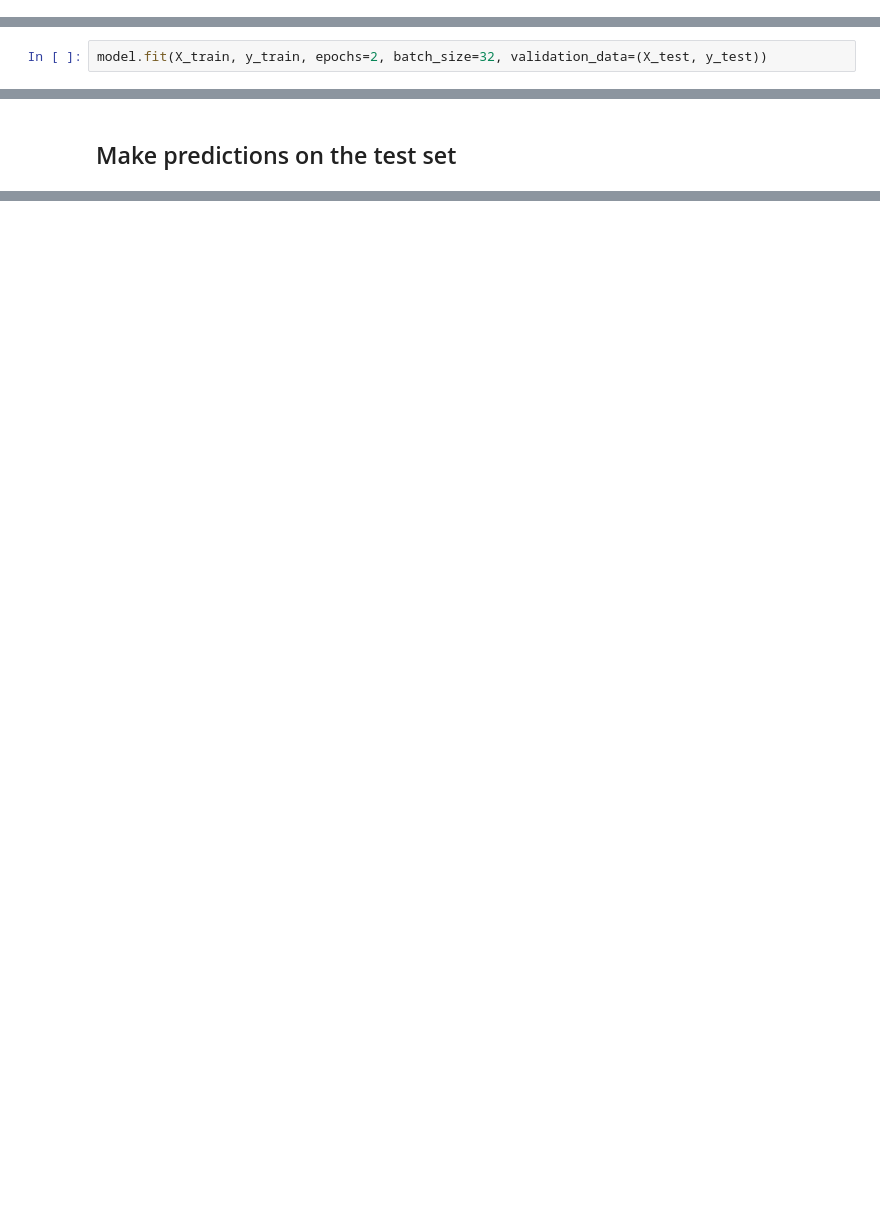
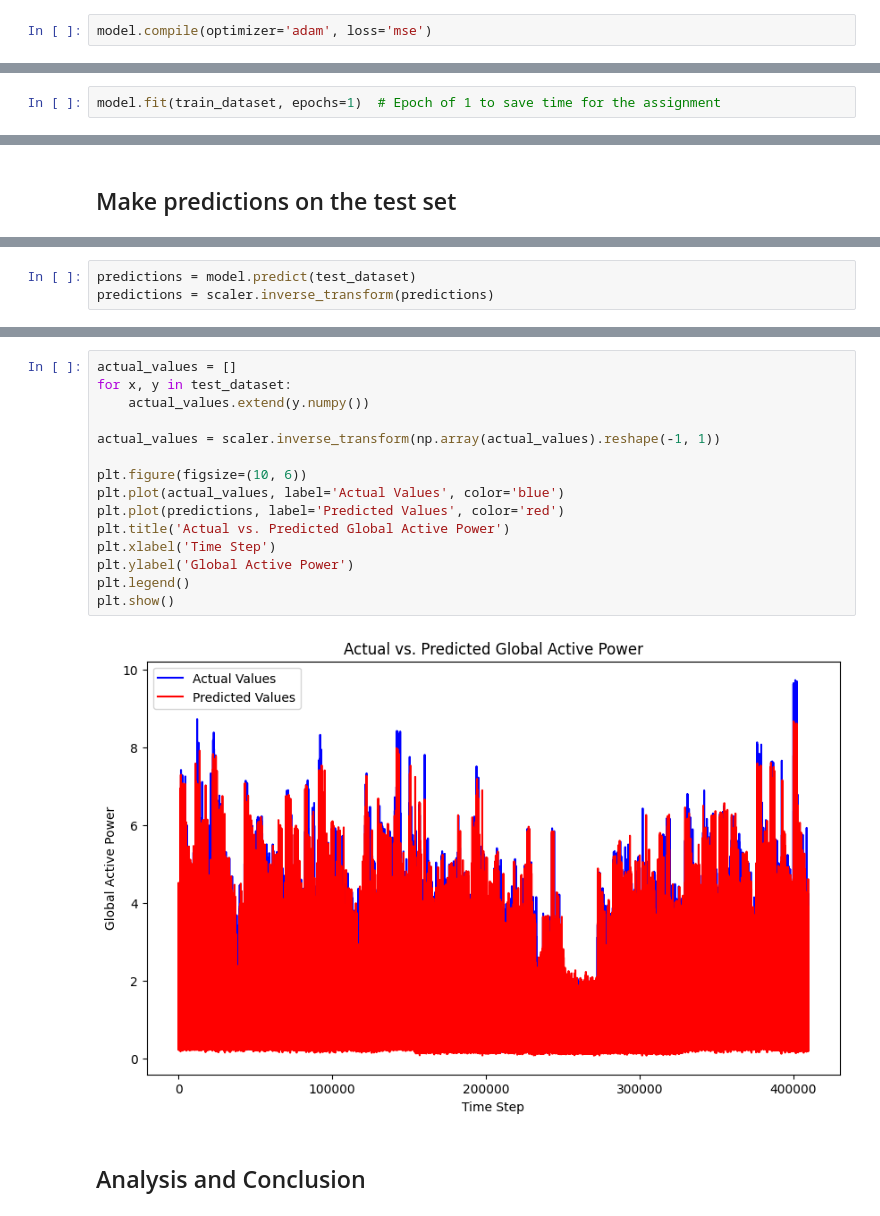
Before and after one commit to eomielan/manu465, a Jupyter notebook: assignments/assignment7/assignment7.ipynb, the cells around one changed output, grey strips where cells are left out. Saved outputs shown, nothing was run; the diff lists cells and outputs as text; blank space fills up the shorter version.

Commit message:
Update asst7 with tutorial window function & add conclusion

```diff
--- a/assignments/assignment7/assignment7.ipynb
+++ b/assignments/assignment7/assignment7.ipynb
@@ -78,4 +91,4 @@ model.compile(optimizer='adam', loss='mean_squared_error')
+# %%
+model.compile(optimizer='adam', loss='mse')
 # %% [markdown]
 ## Train the model
-# %%
-model.fit(X_train, y_train, epochs=2, batch_size=32, validation_data=(X_test, y_test))
@@ -87,0 +95,2 @@ Epoch 2/2
+# %%
+model.fit(train_dataset, epochs=1)  # Epoch of 1 to save time for the assignment
@@ -98,0 +110,3 @@ Root Mean Squared Error (RMSE): 0.20206362537234845
+# %%
+predictions = model.predict(test_dataset)
+predictions = scaler.inverse_transform(predictions)
@@ -98,0 +115,19 @@ Root Mean Squared Error (RMSE): 0.20206362537234845
+# %%
+actual_values = []
+for x, y in test_dataset:
+    actual_values.extend(y.numpy())
+
+actual_values = scaler.inverse_transform(np.array(actual_values).reshape(-1, 1))
+
+plt.figure(figsize=(10, 6))
+plt.plot(actual_values, label='Actual Values', color='blue')
+plt.plot(predictions, label='Predicted Values', color='red')
+plt.title('Actual vs. Predicted Global Active Power')
+plt.xlabel('Time Step')
+plt.ylabel('Global Active Power')
+plt.legend()
+plt.show()
+# %% [output]
+[figure, added]
+# %% [markdown]
+## Analysis and Conclusion
```
Also changed, not shown: parts of 27 cells of this notebook.
